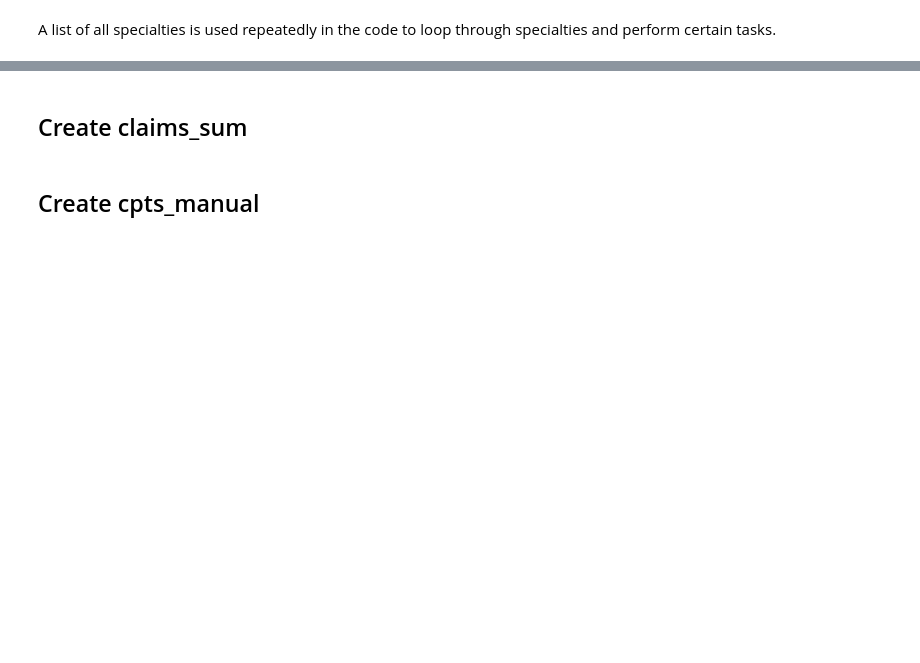
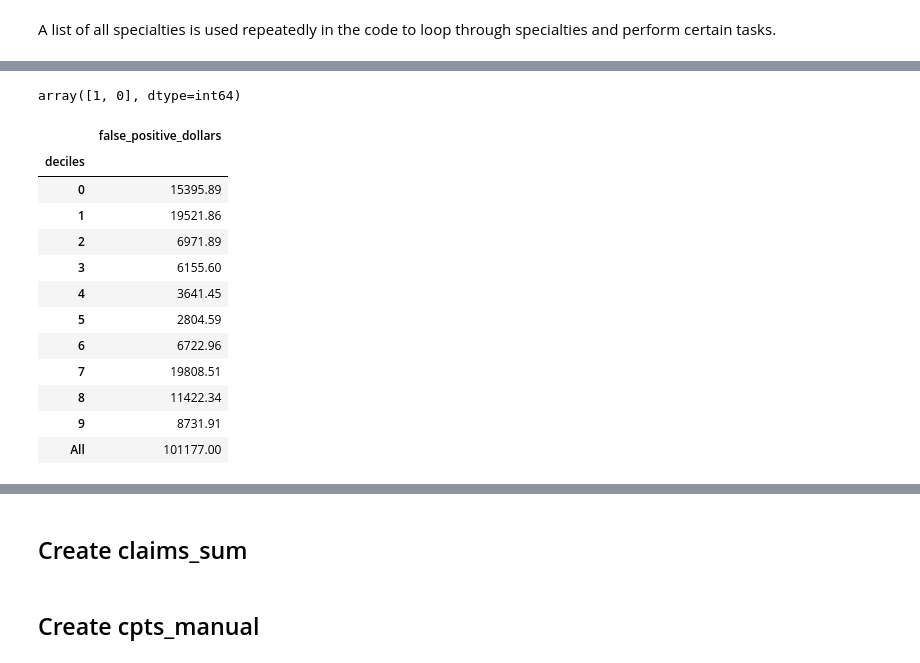
Before and after one commit to tysonjens/AutoApprovals_Code, a Jupyter notebook: ML_model_evaluation.ipynb, the cells around one changed output, grey strips where cells are left out. Cells and saved outputs as stored; diff of their text form; code cells hidden in the pictures; blank space fills up the shorter version.

```diff
--- a/ML_model_evaluation.ipynb
+++ b/ML_model_evaluation.ipynb
@@ -191,0 +234,2 @@ list_o_specs = cpts['Specialty'].unique().tolist()
+# %%
+refs_costs = cpts_w_costs.groupby('HCP_CONNECT_AUTH_NUMBER', as_index=False).agg({'avg. cost': 'sum'})
@@ -191,0 +241,26 @@ list_o_specs = cpts['Specialty'].unique().tolist()
+# %%
+eval_top_recs = pd.merge(top_recs, refs_costs, how='left', left_on='referral_ident', right_on='HCP_CONNECT_AUTH_NUMBER')
+# %%
+eval_top_recs['avg. cost'].fillna(150, inplace=True)
+# %%
+eval_top_recs['is_approved'].unique()
+# %% [output]
+array([1, 0], dtype=int64)
+# %%
+eval_top_recs['false_positive_dollars'] = (1-eval_top_recs['is_approved'])*eval_top_recs['avg. cost']
+# %%
+eval_top_recs[eval_top_recs['status_type_human']!='CANCEL'].pivot_table('false_positive_dollars', index='deciles', aggfunc='sum', margins=True)
+# %% [output]
+|  | false_positive_dollars |
+| deciles |  |
+| 0 | 15395.89 |
+| 1 | 19521.86 |
+| 2 | 6971.89 |
+| 3 | 6155.60 |
+| 4 | 3641.45 |
+| 5 | 2804.59 |
+| 6 | 6722.96 |
+| 7 | 19808.51 |
+| 8 | 11422.34 |
+| 9 | 8731.91 |
+| All | 101177.00 |
```
Also changed, not shown: parts of 86 cells of this notebook, 2 other files.
